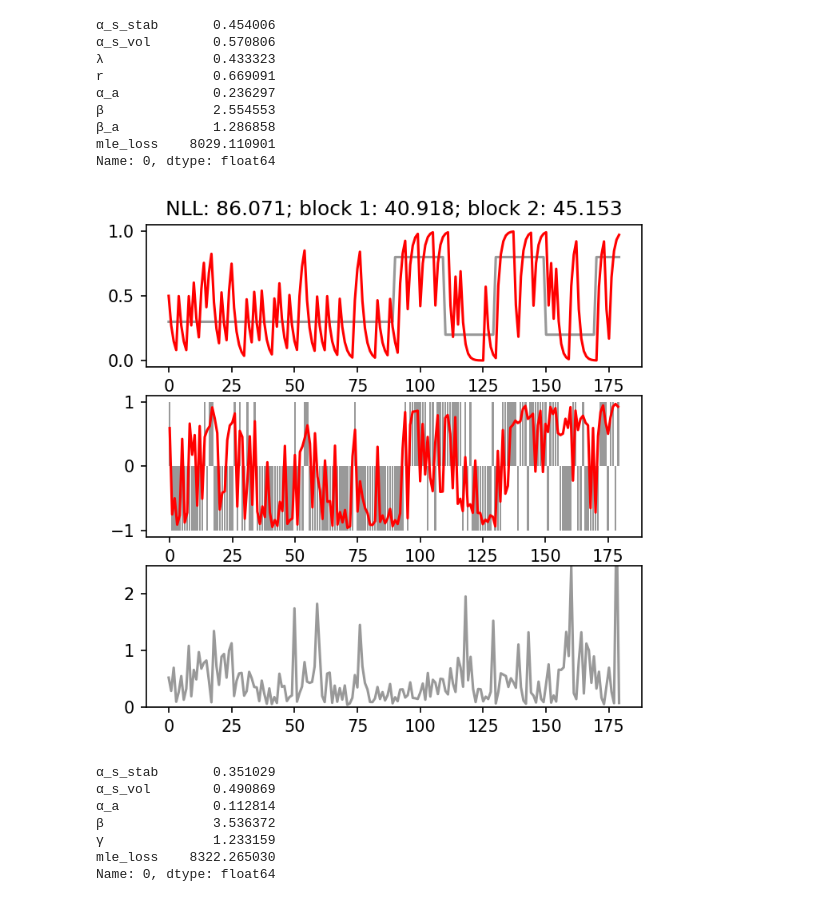
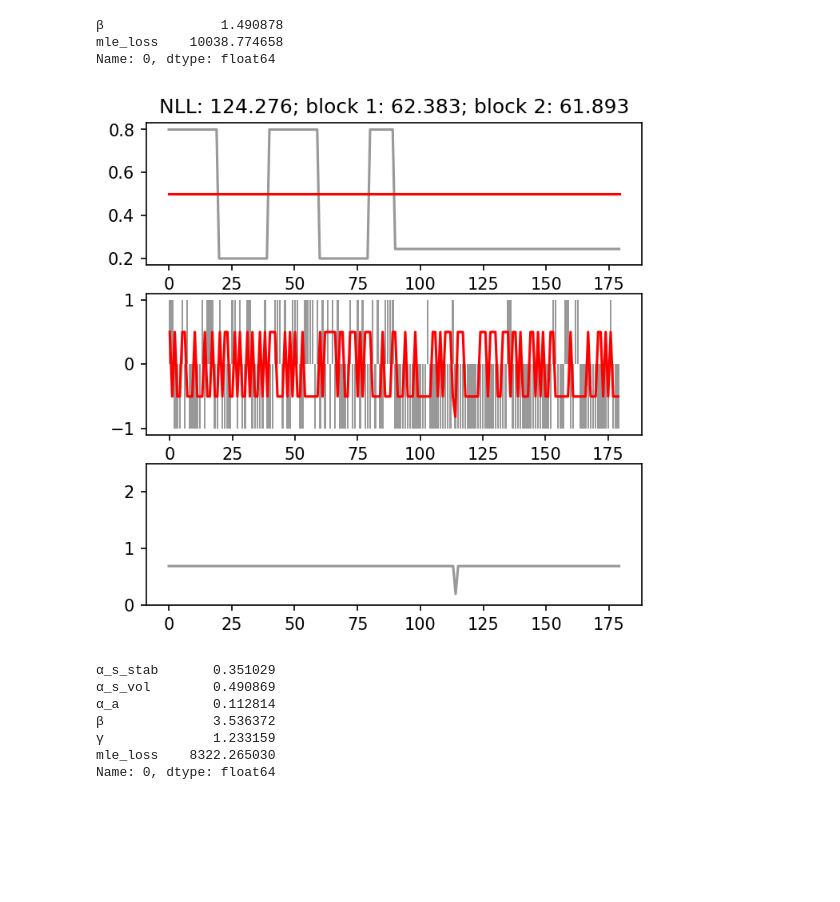
Before and after one commit to fangzefunny/vol-stab, a Jupyter notebook: sim-avg.ipynb, the cells around one changed output. Saved outputs shown, nothing was run; the diff lists cells and outputs as text; code cells hidden in the pictures; blank space fills up the shorter version.

Commit message:
model11_e

```diff
--- a/sim-avg.ipynb
+++ b/sim-avg.ipynb
@@ -32,7 +32,7 @@ def sim( brain, sub_idx, seed=2014, data_set='rew_data_exp1'):
     print(pd.read_csv( fname, index_col=0).iloc[0, :])
 
     # synthesize the data and save
-    return model.pred( params, task)
+    return model.predict( params, task)
 # %%
 def plot_sim( sim_data):
 
@@ -86,7 +86,7 @@ def plot_sim( sim_data):
     # plt.scatter( trials, human_a1, color='b')
     # plt.plot( trials, avg_a1, color='b')
 # %%
-sub_id = 'cb'
+sub_id = 'cb25'
 # %%
 plot_sim(sim( 'RRmodel', sub_id, seed=1234))
 # %% [output]
@@ -100,16 +100,10 @@ Name: 0, dtype: float64
 # %%
-plot_sim(sim( 'model11', sub_id, seed=1234))
+plot_sim(sim( 'max_mag', sub_id, seed=1234))
 # %% [output]
-α_s_stab       0.454006
-α_s_vol        0.570806
-λ              0.433323
-r              0.669091
-α_a            0.236297
-β              2.554553
-β_a            1.286858
-mle_loss    8029.110901
+β               1.490878
+mle_loss    10038.774658
 Name: 0, dtype: float64
-[figure, old version]
+[figure, new version]
 # %%
 plot_sim(sim( 'RRmodel_f1', sub_id, seed=1234))
 # %% [output]
```
Also changed, not shown: parts of 2 cells of this notebook, 8 other files.
